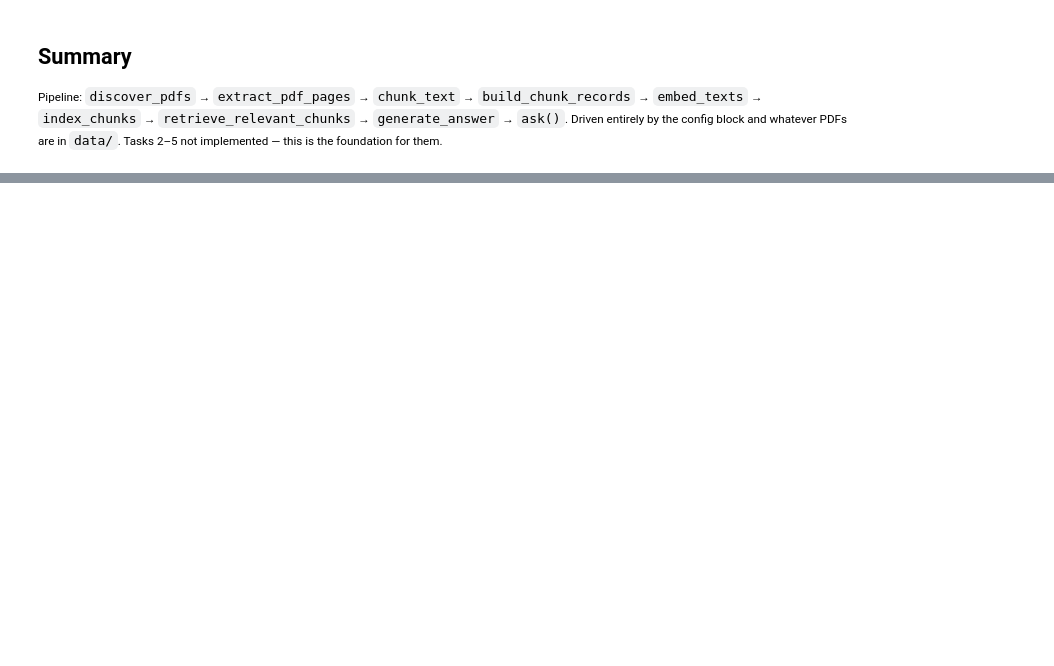
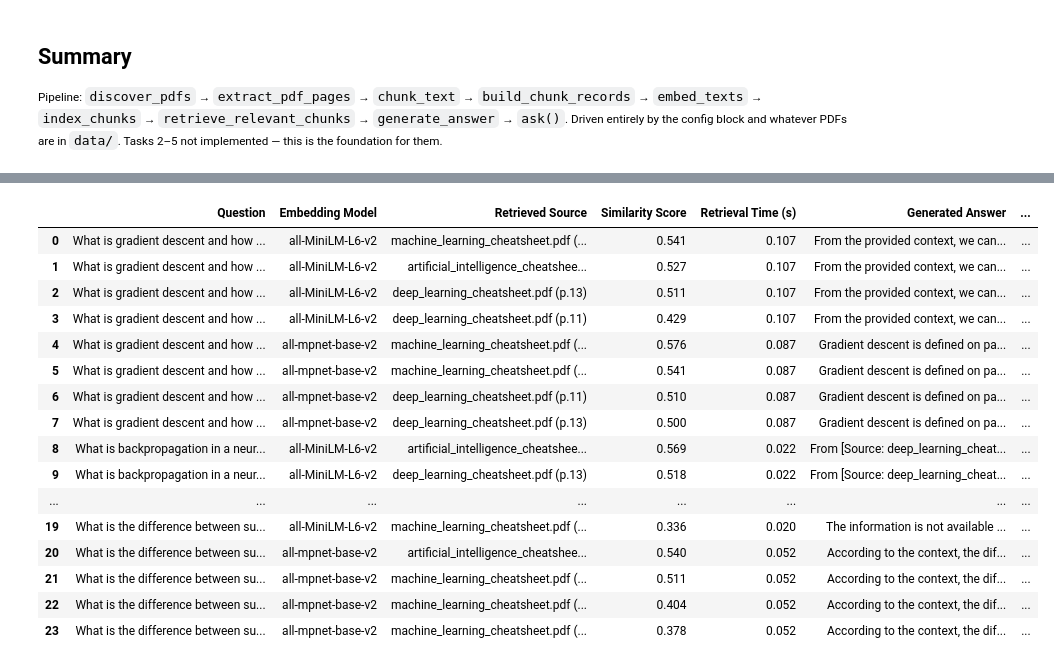
Before and after one commit to Huzaifa859/AgenticAI-Intern-Huzaifa-Saboor-, a Jupyter notebook: Week3Assignment/Week3_Assign.ipynb, the cells around one changed output, grey strips where cells are left out. Cells and saved outputs as stored; diff of their text form; code cells hidden in the pictures; blank space fills up the shorter version.

```diff
--- a/Week3Assignment/Week3_Assign.ipynb
+++ b/Week3Assignment/Week3_Assign.ipynb
@@ -537,0 +547,15 @@ Note that some of the specific algorithms mentioned, such as Support Vector Mach
+# %%
+import pandas as pd
+
+# Two embedding models to compare (small/fast vs. larger/more accurate)
+EMBEDDING_MODELS_TO_COMPARE = ["all-MiniLM-L6-v2", "all-mpnet-base-v2"]
+
+# Same evaluation questions asked against both collections
+EVAL_QUESTIONS = [
+    "What is gradient descent and how is it used in machine learning?",
+    "What is backpropagation in a neural network?",
+    "What is the difference between supervised and unsupervised learning?",
+]
+
+print("Comparing embedding models:", EMBEDDING_MODELS_TO_COMPARE)
+print(f"Evaluating {len(EVAL_QUESTIONS)} question(s) against each.")
@@ -537,0 +616,55 @@ Note that some of the specific algorithms mentioned, such as Support Vector Mach
+# %%
+def evaluate_model_on_question(
+    question: str,
+    setup: Dict[str, Any],
+    top_k: int = TOP_K,
+) -> List[Dict[str, Any]]:
+    """Retrieve + generate an answer for one question against one model's collection."""
+    t0 = time.time()
+    retrieved_chunks = retrieve_relevant_chunks(question, setup["model"], setup["collection"], top_k)
+    retrieval_time = time.time() - t0
+
+    if retrieved_chunks:
+        answer, _ = generate_answer(client, GENERATION_MODEL, question, retrieved_chunks)
+    else:
+        answer = "The information is not available in the provided context."
+
+    return [
+        {
+            "Question": question,
+            "Embedding Model": setup["model_name"],
+            "Retrieved Source": f"{chunk['source']} (p.{chunk['page']})",
+            "Similarity Score": round(chunk["similarity"], 3),
+            "Retrieval Time (s)": round(retrieval_time, 3),
+            "Generated Answer": answer,
+            "Manual Relevance Rating (1-5)": None,  # fill in after reviewing the chunk
+        }
+        for chunk in retrieved_chunks
+    ]
+
+
+comparison_rows: List[Dict[str, Any]] = []
+for question in EVAL_QUESTIONS:
+    for model_name in EMBEDDING_MODELS_TO_COMPARE:
+        comparison_rows.extend(evaluate_model_on_question(question, model_setups[model_name]))
+
+comparison_df = pd.DataFrame(comparison_rows)
+comparison_df
+# %% [output]
+|  | Question | Embedding Model | Retrieved Source | Similarity Score | Retrieval Time (s) | Generated Answer | ... |
+| 0 | What is gradient descent and how ... | all-MiniLM-L6-v2 | machine_learning_cheatsheet.pdf (... | 0.541 | 0.107 | From the provided context, we can... | ... |
+| 1 | What is gradient descent and how ... | all-MiniLM-L6-v2 | artificial_intelligence_cheatshee... | 0.527 | 0.107 | From the provided context, we can... | ... |
+| 2 | What is gradient descent and how ... | all-MiniLM-L6-v2 | deep_learning_cheatsheet.pdf (p.13) | 0.511 | 0.107 | From the provided context, we can... | ... |
+| 3 | What is gradient descent and how ... | all-MiniLM-L6-v2 | deep_learning_cheatsheet.pdf (p.11) | 0.429 | 0.107 | From the provided context, we can... | ... |
+| 4 | What is gradient descent and how ... | all-mpnet-base-v2 | machine_learning_cheatsheet.pdf (... | 0.576 | 0.087 | Gradient descent is defined on pa... | ... |
+| 5 | What is gradient descent and how ... | all-mpnet-base-v2 | machine_learning_cheatsheet.pdf (... | 0.541 | 0.087 | Gradient descent is defined on pa... | ... |
+| 6 | What is gradient descent and how ... | all-mpnet-base-v2 | deep_learning_cheatsheet.pdf (p.11) | 0.510 | 0.087 | Gradient descent is defined on pa... | ... |
+| 7 | What is gradient descent and how ... | all-mpnet-base-v2 | deep_learning_cheatsheet.pdf (p.13) | 0.500 | 0.087 | Gradient descent is defined on pa... | ... |
+| 8 | What is backpropagation in a neur... | all-MiniLM-L6-v2 | artificial_intelligence_cheatshee... | 0.569 | 0.022 | From [Source: deep_learning_cheat... | ... |
+| 9 | What is backpropagation in a neur... | all-MiniLM-L6-v2 | deep_learning_cheatsheet.pdf (p.13) | 0.518 | 0.022 | From [Source: deep_learning_cheat... | ... |
+| ... | ... | ... | ... | ... | ... | ... | ... |
+| 19 | What is the difference between su... | all-MiniLM-L6-v2 | machine_learning_cheatsheet.pdf (... | 0.336 | 0.020 | The information is not available ... | ... |
+| 20 | What is the difference between su... | all-mpnet-base-v2 | artificial_intelligence_cheatshee... | 0.540 | 0.052 | According to the context, the dif... | ... |
+| 21 | What is the difference between su... | all-mpnet-base-v2 | machine_learning_cheatsheet.pdf (... | 0.511 | 0.052 | According to the context, the dif... | ... |
+| 22 | What is the difference between su... | all-mpnet-base-v2 | machine_learning_cheatsheet.pdf (... | 0.404 | 0.052 | According to the context, the dif... | ... |
+| 23 | What is the difference between su... | all-mpnet-base-v2 | machine_learning_cheatsheet.pdf (... | 0.378 | 0.052 | According to the context, the dif... | ... |
```
Also changed, not shown: parts of 45 cells of this notebook, 5 other files.
